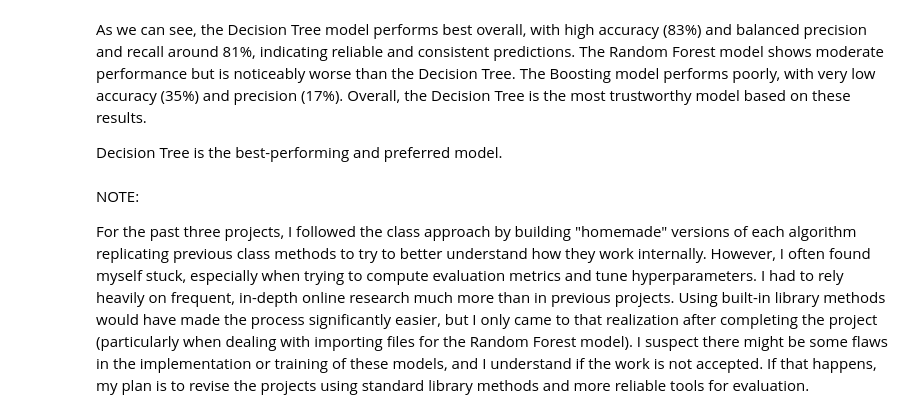
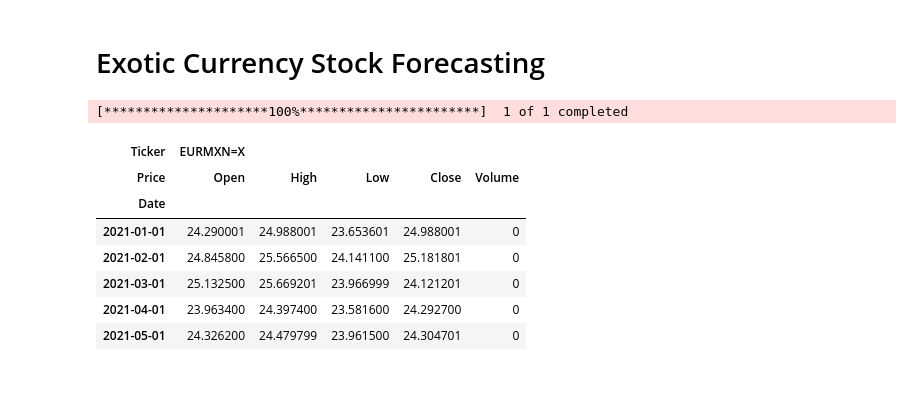
Before and after one commit to 4GeeksAcademy/JMT1ST-BOOSTING-ALG, a Jupyter notebook: src/explore.ipynb, the cells around one changed output. Drawn from its saved outputs; the diff is of its cells as text; code cells hidden in the pictures; blank space fills up the shorter version.

```diff
--- a/src/explore.ipynb
+++ b/src/explore.ipynb
@@ -412,8 +1,2 @@ plt.show()
-# %% [markdown]
-As we can see, the Decision Tree model performs best overall, with high accuracy (83%) and balanced precision and recall around 81%, indicating reliable and consistent predictions. The Random Forest model shows moderate performance but is noticeably worse than the Decision Tree. The Boosting model performs poorly, with very low accuracy (35%) and precision (17%). Overall, the Decision Tree is the most trustworthy model based on these results.
-
-Decision Tree is the best-performing and preferred model.
-# %% [markdown]
-NOTE:
-
-For the past three projects, I followed the class approach by building "homemade" versions of each algorithm replicating previous class methods to try to better understand how they work internally. However, I often found myself stuck, especially when trying to compute evaluation metrics and tune hyperparameters. I had to rely heavily on frequent, in-depth online research much more than in previous projects. Using built-in library methods would have made the process significantly easier, but I only came to that realization after completing the project (particularly when dealing with importing files for the Random Forest model). I suspect there might be some flaws in the implementation or training of these models, and I understand if the work is not accepted. If that happens, my plan is to revise the projects using standard library methods and more reliable tools for evaluation.
+# %% [markdown]
+#  Exotic Currency Stock Forecasting
@@ -419,0 +10,14 @@ For the past three projects, I followed the class approach by building "homemade
+# %%
+eurmxn = yf.download("EURMXN=X", start="2021-01-01", end="2022-01-01", interval="1mo", period="1y", group_by="Ticker")
+eurmxn_df = pd.DataFrame(eurmxn)
+eurmxn_df.head()
+# %% [output]
+[*********************100%***********************]  1 of 1 completed
+| Ticker | EURMXN=X |  |  |  |  |
+| Price | Open | High | Low | Close | Volume |
+| Date |  |  |  |  |  |
+| 2021-01-01 | 24.290001 | 24.988001 | 23.653601 | 24.988001 | 0 |
+| 2021-02-01 | 24.845800 | 25.566500 | 24.141100 | 25.181801 | 0 |
+| 2021-03-01 | 25.132500 | 25.669201 | 23.966999 | 24.121201 | 0 |
+| 2021-04-01 | 23.963400 | 24.397400 | 23.581600 | 24.292700 | 0 |
+| 2021-05-01 | 24.326200 | 24.479799 | 23.961500 | 24.304701 | 0 |
```
Also changed, not shown: parts of 31 cells of this notebook, 1 other file.
